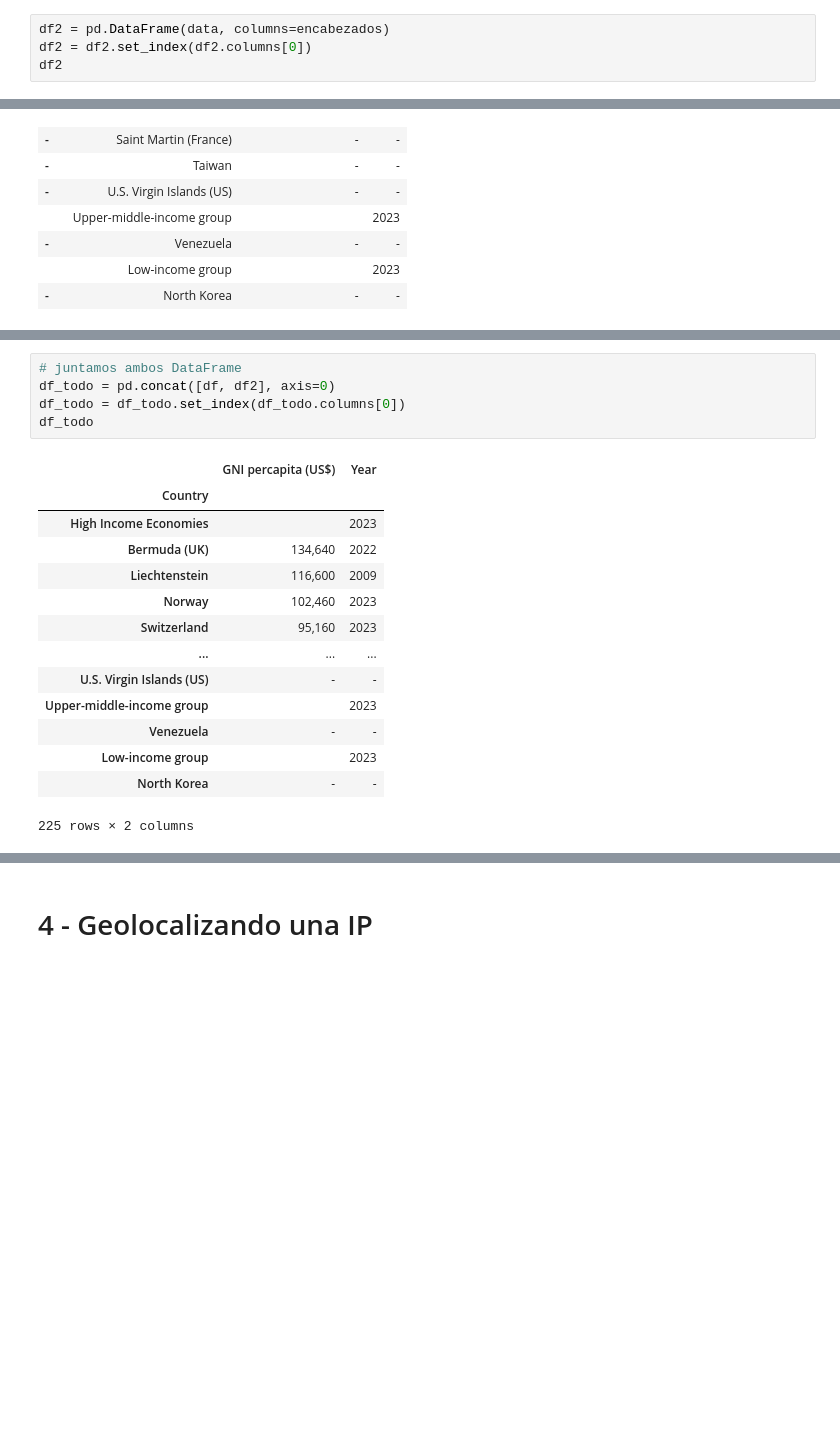
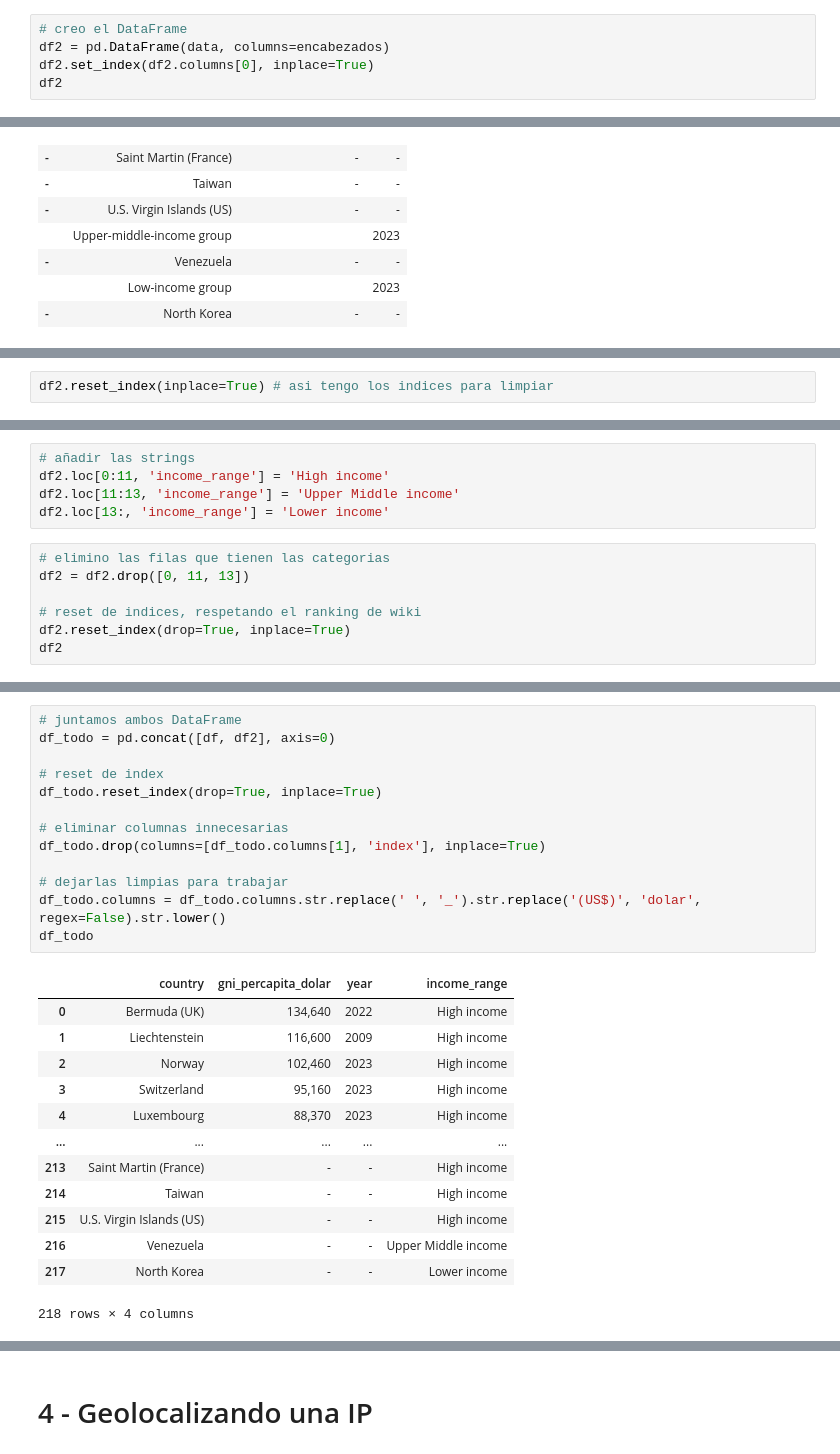
Before and after one commit to zamaestre/Apuntes_Data_Junio24, a Jupyter notebook: Materiales/Web Scraping/1 - Scrapeo bs4.ipynb, the cells around one changed output, grey strips where cells are left out. Cells and saved outputs as stored; diff of their text form; blank space fills up the shorter version.

```diff
--- a/Materiales/Web Scraping/1 - Scrapeo bs4.ipynb
+++ b/Materiales/Web Scraping/1 - Scrapeo bs4.ipynb
@@ -453,8 +854,9 @@ for fila in filas2:
     else:
         data.append(['-', fila.text.strip(), '-', '-'])
 # %%
+# creo el DataFrame
 df2 = pd.DataFrame(data, columns=encabezados)
-df2 = df2.set_index(df2.columns[0])
+df2.set_index(df2.columns[0], inplace=True)
 df2
 # %% [output]
 |  | Country | GNI percapita (US$) | Year |
@@ -476,0 +887,2 @@ df2
+# %%
+df2.reset_index(inplace=True) # asi tengo los indices para limpiar
@@ -476,0 +897,12 @@ df2
+# %%
+# añadir las strings
+df2.loc[0:11, 'income_range'] = 'High income'
+df2.loc[11:13, 'income_range'] = 'Upper Middle income'
+df2.loc[13:, 'income_range'] = 'Lower income'
+# %%
+# elimino las filas que tienen las categorias
+df2 = df2.drop([0, 11, 13])
+
+# reset de indices, respetando el ranking de wiki
+df2.reset_index(drop=True, inplace=True)
+df2
@@ -477,20 +923,27 @@ df2
 # %%
 # juntamos ambos DataFrame
 df_todo = pd.concat([df, df2], axis=0)
-df_todo = df_todo.set_index(df_todo.columns[0])
+
+# reset de index
+df_todo.reset_index(drop=True, inplace=True)
+
+# eliminar columnas innecesarias
+df_todo.drop(columns=[df_todo.columns[1], 'index'], inplace=True)
+
+# dejarlas limpias para trabajar
+df_todo.columns = df_todo.columns.str.replace(' ', '_').str.replace('(US$)', 'dolar', regex=False).str.lower()
 df_todo
 # %% [output]
-|  | GNI percapita (US$) | Year |
-| Country |  |  |
-| High Income Economies |  | 2023 |
-| Bermuda (UK) | 134,640 | 2022 |
-| Liechtenstein | 116,600 | 2009 |
-| Norway | 102,460 | 2023 |
-| Switzerland | 95,160 | 2023 |
-| ... | ... | ... |
-| U.S. Virgin Islands (US) | - | - |
-| Upper-middle-income group |  | 2023 |
-| Venezuela | - | - |
-| Low-income group |  | 2023 |
-| North Korea | - | - |
+|  | country | gni_percapita_dolar | year | income_range |
+| 0 | Bermuda (UK) | 134,640 | 2022 | High income |
+| 1 | Liechtenstein | 116,600 | 2009 | High income |
+| 2 | Norway | 102,460 | 2023 | High income |
+| 3 | Switzerland | 95,160 | 2023 | High income |
+| 4 | Luxembourg | 88,370 | 2023 | High income |
+| ... | ... | ... | ... | ... |
+| 213 | Saint Martin (France) | - | - | High income |
+| 214 | Taiwan | - | - | High income |
+| 215 | U.S. Virgin Islands (US) | - | - | High income |
+| 216 | Venezuela | - | - | Upper Middle income |
+| 217 | North Korea | - | - | Lower income |
-225 rows × 2 columns
+218 rows × 4 columns
```
Also changed, not shown: parts of 67 cells of this notebook.
